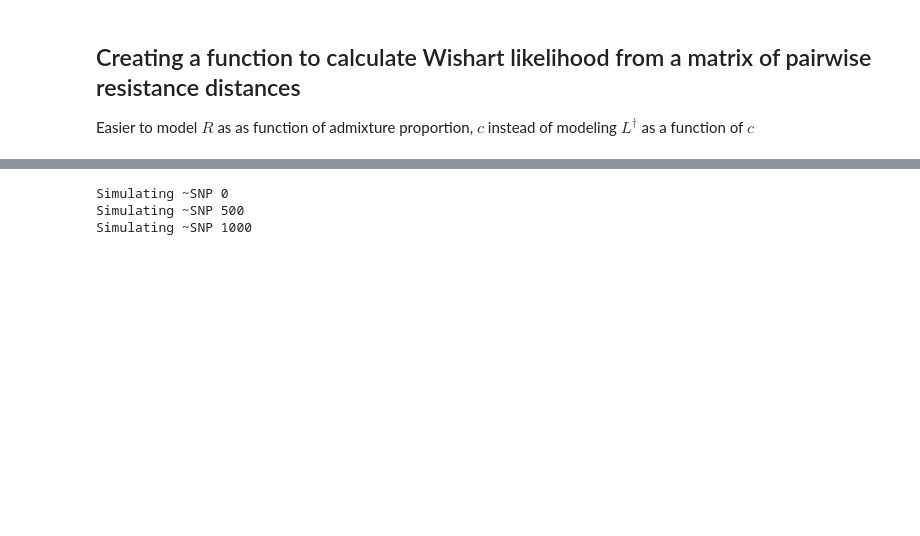
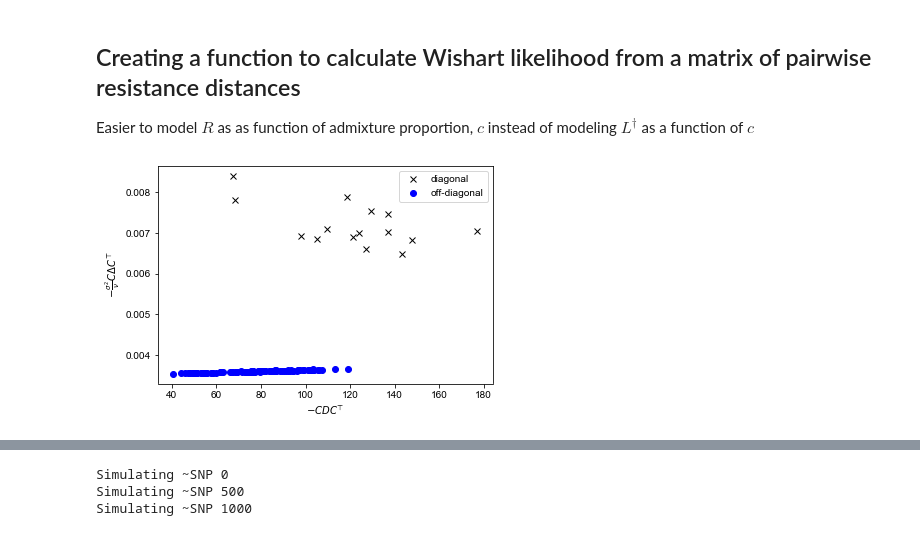
Before and after one commit to NovembreLab/feems, a Jupyter notebook: docs/notebooks/est-long-range.ipynb, the cells around one changed output, grey strips where cells are left out. Saved outputs shown, nothing was run; the diff lists cells and outputs as text; code cells hidden in the pictures; blank space fills up the shorter version.

```diff
--- a/docs/notebooks/est-long-range.ipynb
+++ b/docs/notebooks/est-long-range.ipynb
@@ -188,3 +154,45 @@ def get_nll_w_c(sp_graph, w, s2, lrn, c):
+# %%
+Dstar = squareform(pdist(J.T @ sp_graph.genotypes,"sqeuclidean"))/sp_graph.n_snps
+# plt.plot(np.ravel(Dstar),np.ravel(squareform(pdist(sp_graph.frequencies,"sqeuclidean")))/sp_graph.n_snps,'ko',alpha=0.4)
+# %%
+# Dstar = squareform(pdist(sp_graph.frequencies,"sqeuclidean"))/sp_graph.n_snps
+# np.linalg.eigvals(-C @ Dstar @ C.T)
+# plt.imshow(obj.Linv); plt.colorbar()
+# Linv = np.linalg.solve(obj.L_double_inv,np.eye(sp_graph.n_observed_nodes))
+# Lmat = np.zeros_like(Linv); qmat = np.zeros_like(Linv)
+# for i in range(Linv.shape[0]):
+#     for j in range(i+1,Linv.shape[0]):
+#         Lmat[i,j] = Linv[i,i] + Linv[j,j]
+#         Lmat[j,i] = Lmat[i,j]
+# qmat =  0.5 * sp_graph.q.reshape(-1,1) @ np.ones(len(sp_graph.q)).reshape(1,-1) + 0.5 * np.ones(len(sp_graph.q)).reshape(-1,1) @ sp_graph.q.reshape(1,-1) - np.diag(sp_graph.q)
+resmat = np.zeros_like(Linv)
+for i in range(Linv.shape[0]):
+    for j in range(i+1,Linv.shape[0]):
+        resmat[i,j] =-2*Linv[i,j] + Linv[i,i] + Linv[j,j] + sp_graph.q[i] + sp_graph.q[j]
+        resmat[j,i] = resmat[i,j]
+# np.trace(resmat+np.diag(sp_graph.q))
+# plt.imshow(-C@Dstar@C.T); plt.colorbar(); plt.title(r'$-CDC^\top$'); plt.show()
+# plt.imshow(-C@resmat@C.T,); plt.colorbar(); plt.title(r'$-C \Delta C^\top$')
+# plt.imshow(np.linalg.inv(obj.inv_cov)); plt.colorbar();
+# print(sp.stats.linregress(sp_graph.S[np.tril_indices(16)],np.linalg.solve(obj.inv_cov,np.eye(16))[np.tril_indices(16)]))
+# print(sp.stats.linregress((-C@Dstar@C.T)[np.tril_indices(15,-1)],(-C@resmat@C.T)[np.tril_indices(15,-1)]))
+# plt.plot((-C@Dstar@C.T)[np.tril_indices(15,-1)],(-C@resmat@C.T)[np.tril_indices(15,-1)],'bo',label='off-diagonal'); plt.xlabel(r'$-CDC^\top$'); plt.ylabel(r'$-C\Delta C^\top$'); plt.legend()
+plt.plot(np.diag(-C@Dstar@C.T),np.diag(-0.11/680*C@resmat@C.T),'kx',label='diagonal');
+plt.plot((-C@Dstar@C.T)[np.tril_indices(15,-1)],(-0.11/680*C@resmat@C.T)[np.tril_indices(15,-1)],'bo',label='off-diagonal'); plt.xlabel(r'$-CDC^\top$'); plt.ylabel(r'$-\frac{\sigma^2}{\nu}C\Delta C^\top$'); plt.legend(); #plt.axline((0,0),slope=1,color='grey')
+# np.diag(sp_graph.S), sp_graph.q
+# plt.plot(np.diag(C@sp_graph.S@C.T),np.diag(C@np.linalg.inv(obj.inv_cov)@C.T),'kx',label='diagonal'); plt.plot((C@sp_graph.S@C.T)[np.tril_indices(15,-1)],(C@np.linalg.inv(obj.inv_cov)@C.T)[np.tril_indices(15,-1)],'bo',label='off-diagonal'); plt.xlabel(r'$C\hat \Sigma C^\top$'); plt.ylabel(r'$C X_{cov} C^\top$'); plt.legend(); plt.axline((0.3,0.3),slope=1,color='grey')
+# print(sp.stats.linregress(sp_graph.S[np.tril_indices(16)],(Linv)[np.tril_indices(16)]))
+# print(sp.stats.linregress((C@sp_graph.S@C.T)[np.tril_indices(15,-1)],(-C@(resmat+np.diag(sp_graph.q))@C.T)[np.tril_indices(15,-1)]))
+# print(sp.stats.linregress((C@sp_graph.S@C.T)[np.tril_indices(15)],(-C@(resmat+np.diag(sp_graph.q))@C.T)[np.tril_indices(15)]))
+# print(sp.stats.linregress(sp_graph.S[np.tril_indices(16,)],-(resmat+np.diag(sp_graph.q))[np.tril_indices(16,)]))
+# print(sp.stats.linregress(Dstar[np.tril_indices(16,-1)],sp_graph.S[np.tril_indices(16,-1)]))
+# np.linalg.det(-C@(resmat)@C.T)
+# sp.stats.wishart.logpdf(C@sp_graph.S@C.T,120,-C@(resmat+np.diag(sp_graph.q))@C.T)
+# plt.scatter(np.diag(obj.X),np.diag(obj.inv_cov))
+# plt.plot(np.tril(Lmat),np.tril(qmat),'ko',alpha=0.4); plt.axline((0,0),slope=1,color='k'); plt.xlabel(r'$L^\dagger_{ii}+L^\dagger_{jj}$'); plt.ylabel(r'$\frac{1}{2}1q^T + \frac{1}{2}q1^T - diag(q)$');
+# plt.imshow(Lmat); plt.colorbar(); np.allclose(Lmat,Lmat.T)
+# %% [output]
+[figure, added]
 # %%
 # np.diag(nx.adjacency_matrix(sp_graph).toarray() @ np.repeat(10,sp_graph.n_observed_nodes))
 # sp_graph.L.toarray()
```
Also changed, not shown: parts of 8 cells of this notebook, 6 other files.
